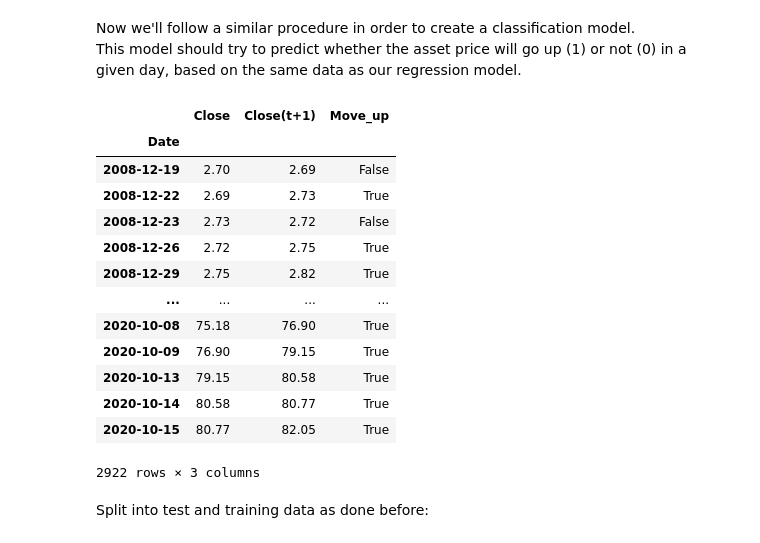
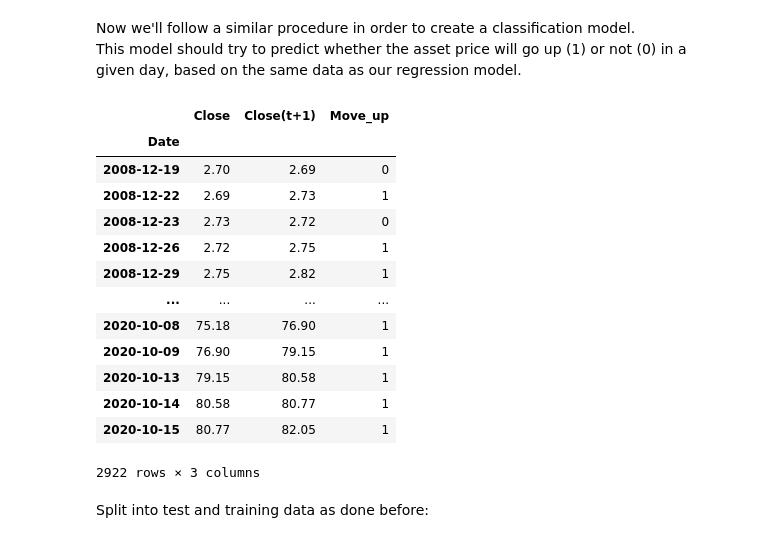
Before and after one commit to brunokiyoshi/Nanodegree-MLE-capstone-project, a Jupyter notebook: Capstone project.ipynb, the cells around one changed output. Drawn from its saved outputs; the diff is of its cells as text; code cells hidden in the pictures.

```diff
--- a/Capstone project.ipynb
+++ b/Capstone project.ipynb
@@ -561,22 +570,22 @@ Now we'll follow a similar procedure in order to create a classification model.
 This model should try to predict whether the asset price will go up (1) or not (0) in a given day, based on the same data as our regression model.
 # %%
 data_binary = data.copy() # start by creating acopy of our supervised-learning dataframe
-data_binary["Move_up"] = data_binary["Close(t+1)"] > data_binary["Close"]  # create the labels for the dataset
+data_binary["Move_up"] = [int(boolean) for boolean in (data_binary["Close(t+1)"] > data_binary["Close"])]  # create the labels for the dataset
 data_binary[["Close", "Close(t+1)", "Move_up"]]
 # %% [output]
 |  | Close | Close(t+1) | Move_up |
 | Date |  |  |  |
-| 2008-12-19 | 2.70 | 2.69 | False |
-| 2008-12-22 | 2.69 | 2.73 | True |
-| 2008-12-23 | 2.73 | 2.72 | False |
-| 2008-12-26 | 2.72 | 2.75 | True |
-| 2008-12-29 | 2.75 | 2.82 | True |
+| 2008-12-19 | 2.70 | 2.69 | 0 |
+| 2008-12-22 | 2.69 | 2.73 | 1 |
+| 2008-12-23 | 2.73 | 2.72 | 0 |
+| 2008-12-26 | 2.72 | 2.75 | 1 |
+| 2008-12-29 | 2.75 | 2.82 | 1 |
 | ... | ... | ... | ... |
-| 2020-10-08 | 75.18 | 76.90 | True |
-| 2020-10-09 | 76.90 | 79.15 | True |
-| 2020-10-13 | 79.15 | 80.58 | True |
-| 2020-10-14 | 80.58 | 80.77 | True |
-| 2020-10-15 | 80.77 | 82.05 | True |
+| 2020-10-08 | 75.18 | 76.90 | 1 |
+| 2020-10-09 | 76.90 | 79.15 | 1 |
+| 2020-10-13 | 79.15 | 80.58 | 1 |
+| 2020-10-14 | 80.58 | 80.77 | 1 |
+| 2020-10-15 | 80.77 | 82.05 | 1 |
 2922 rows × 3 columns
 # %%
 data_binary = data_binary.drop(["Close(t+1)"], axis="columns", errors="ignore") # drop this column since it's no longer our output
```
Also changed, not shown: parts of 34 cells of this notebook, 9 other files.
